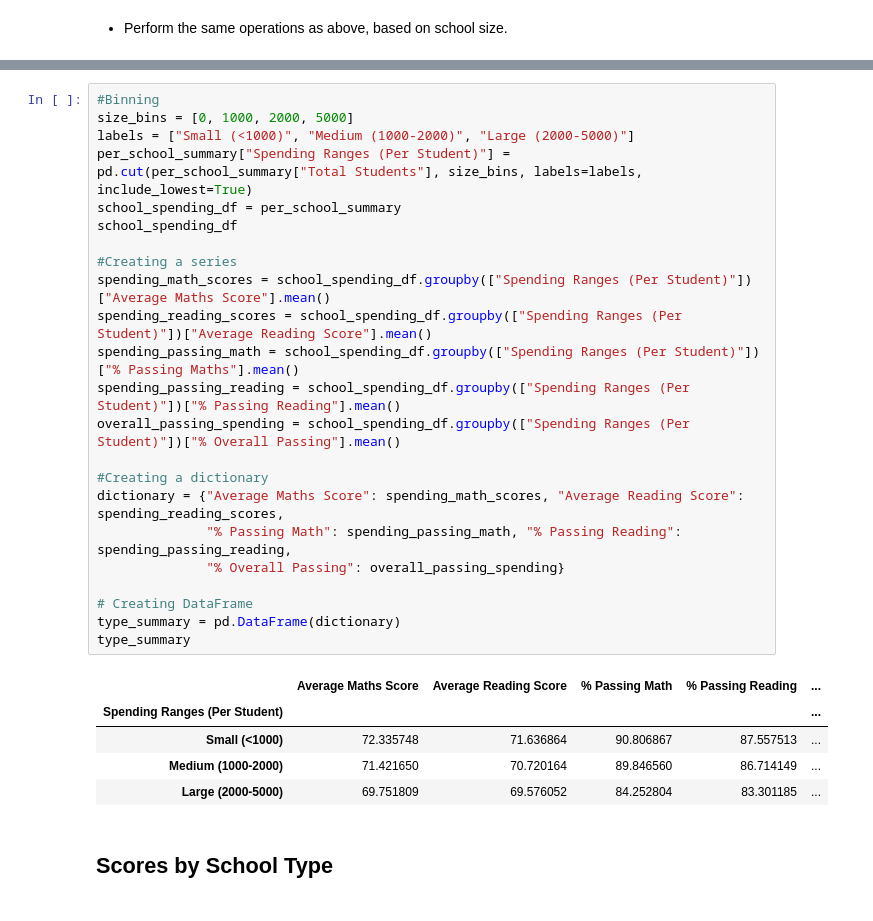
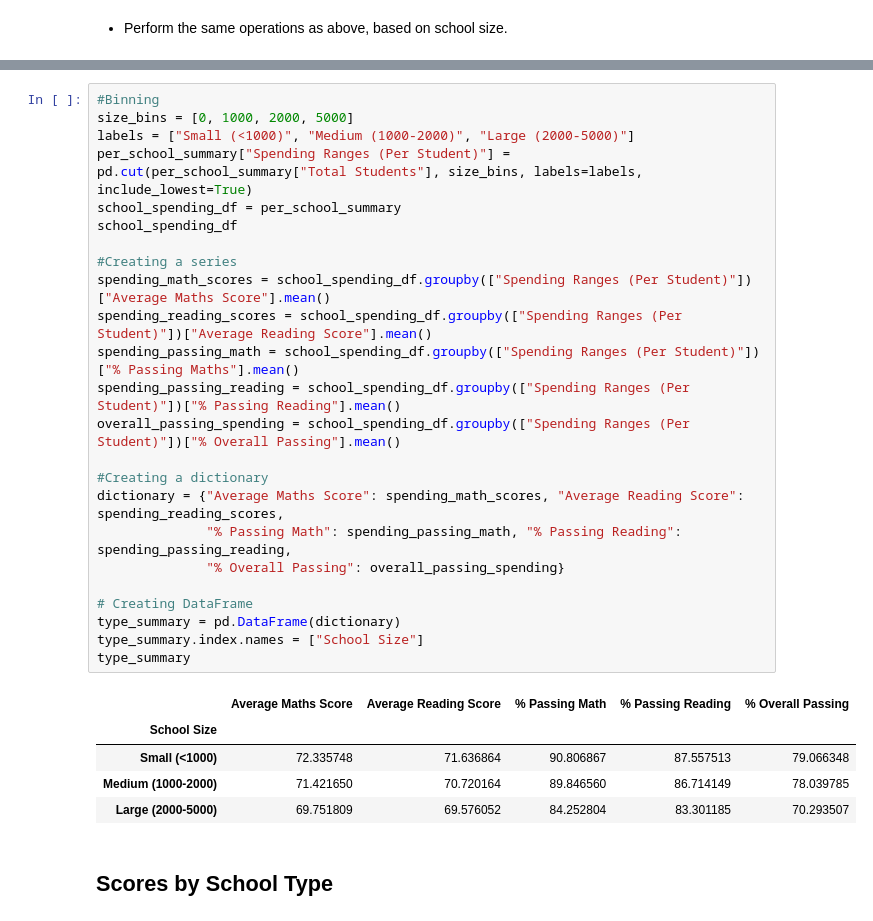
Before and after one commit to JulianRavelo/Pandas-challenge, a Jupyter notebook: PyCitySchools/PyCitySchools_starter.ipynb, the cells around one changed output, grey strips where cells are left out. Cells and saved outputs as stored; diff of their text form.

```diff
--- a/PyCitySchools/PyCitySchools_starter.ipynb
+++ b/PyCitySchools/PyCitySchools_starter.ipynb
@@ -481,32 +475,33 @@ spending_summary
 # %%
 #Binning
 size_bins = [0, 1000, 2000, 5000]
 labels = ["Small (<1000)", "Medium (1000-2000)", "Large (2000-5000)"]
 per_school_summary["Spending Ranges (Per Student)"] = pd.cut(per_school_summary["Total Students"], size_bins, labels=labels, include_lowest=True)
 school_spending_df = per_school_summary
 school_spending_df
 
 #Creating a series
 spending_math_scores = school_spending_df.groupby(["Spending Ranges (Per Student)"])["Average Maths Score"].mean()
 spending_reading_scores = school_spending_df.groupby(["Spending Ranges (Per Student)"])["Average Reading Score"].mean()
 spending_passing_math = school_spending_df.groupby(["Spending Ranges (Per Student)"])["% Passing Maths"].mean()
 spending_passing_reading = school_spending_df.groupby(["Spending Ranges (Per Student)"])["% Passing Reading"].mean()
 overall_passing_spending = school_spending_df.groupby(["Spending Ranges (Per Student)"])["% Overall Passing"].mean()
 
 #Creating a dictionary
 dictionary = {"Average Maths Score": spending_math_scores, "Average Reading Score": spending_reading_scores,
               "% Passing Math": spending_passing_math, "% Passing Reading": spending_passing_reading,
               "% Overall Passing": overall_passing_spending}
 
 # Creating DataFrame
 type_summary = pd.DataFrame(dictionary)
+type_summary.index.names = ["School Size"]
 type_summary
 # %% [output]
-|  | Average Maths Score | Average Reading Score | % Passing Math | % Passing Reading | ... |
-| Spending Ranges (Per Student) |  |  |  |  | ... |
-| Small (<1000) | 72.335748 | 71.636864 | 90.806867 | 87.557513 | ... |
-| Medium (1000-2000) | 71.421650 | 70.720164 | 89.846560 | 86.714149 | ... |
-| Large (2000-5000) | 69.751809 | 69.576052 | 84.252804 | 83.301185 | ... |
+|  | Average Maths Score | Average Reading Score | % Passing Math | % Passing Reading | % Overall Passing |
+| School Size |  |  |  |  |  |
+| Small (<1000) | 72.335748 | 71.636864 | 90.806867 | 87.557513 | 79.066348 |
+| Medium (1000-2000) | 71.421650 | 70.720164 | 89.846560 | 86.714149 | 78.039785 |
+| Large (2000-5000) | 69.751809 | 69.576052 | 84.252804 | 83.301185 | 70.293507 |
 # %% [markdown]
 ## Scores by School Type
 # %% [markdown]
```
Also changed, not shown: parts of 1 cell of this notebook.
